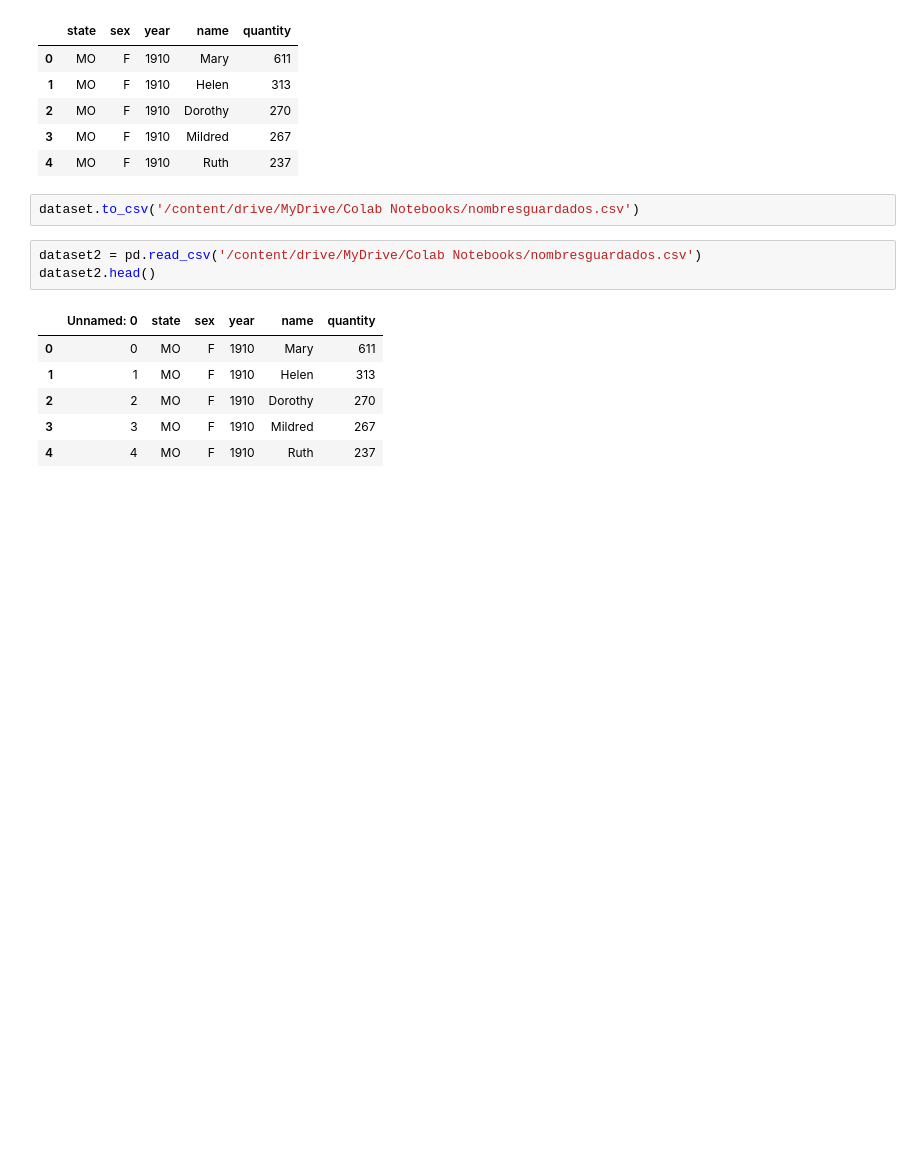
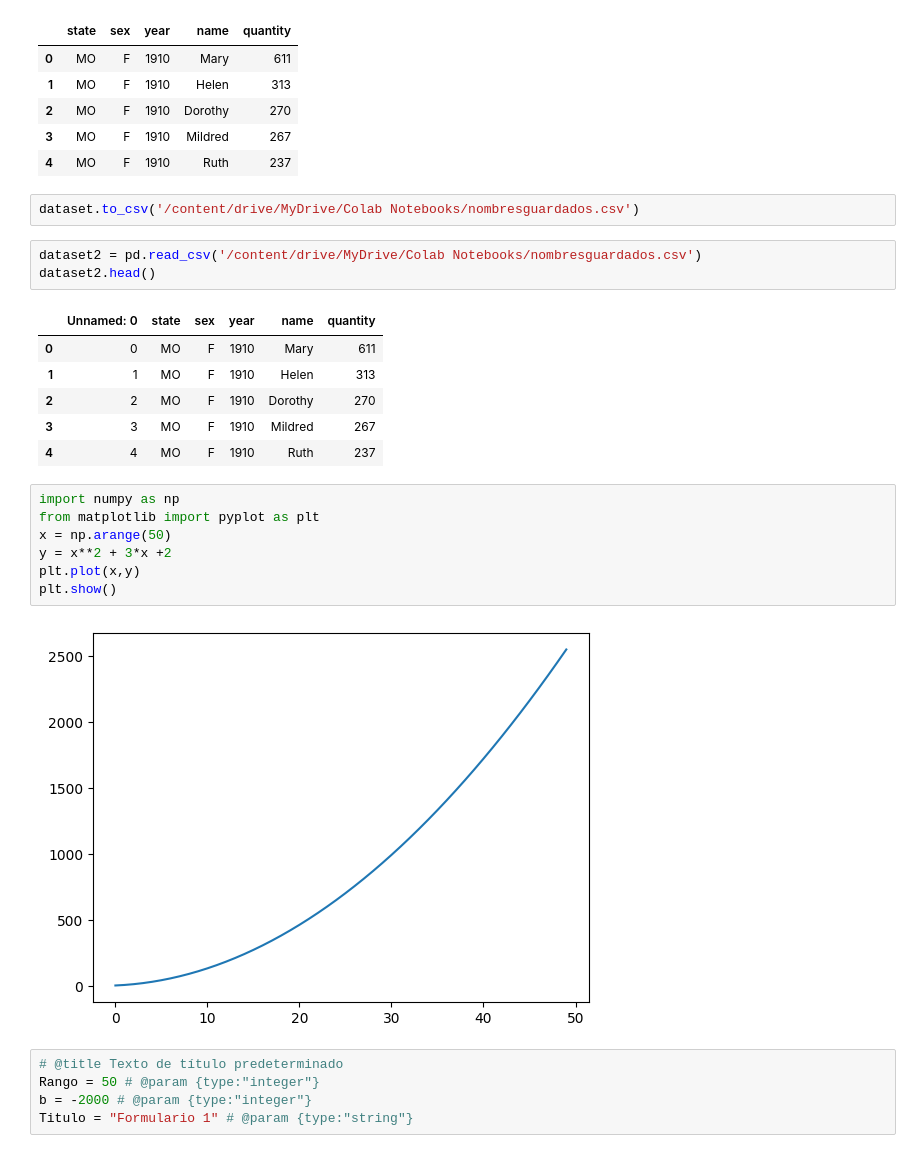
Before and after one commit to jcarlo543/Colab, a Jupyter notebook: Colab_prueba.ipynb, the cells around one changed output. Saved outputs shown, nothing was run; the diff lists cells and outputs as text; blank space fills up the shorter version.

```diff
--- a/Colab_prueba.ipynb
+++ b/Colab_prueba.ipynb
@@ -113,3 +113,17 @@ dataset2.head()
 | 2 | 2 | MO | F | 1910 | Dorothy | 270 |
 | 3 | 3 | MO | F | 1910 | Mildred | 267 |
 | 4 | 4 | MO | F | 1910 | Ruth | 237 |
+# %%
+import numpy as np
+from matplotlib import pyplot as plt
+x = np.arange(50)
+y = x**2 + 3*x +2
+plt.plot(x,y)
+plt.show()
+# %% [output]
+[figure, added]
+# %%
+# @title Texto de título predeterminado
+Rango = 50 # @param {type:"integer"}
+b = -2000 # @param {type:"integer"}
+Titulo = "Formulario 1" # @param {type:"string"}
```
Also changed, not shown: parts of 6 cells of this notebook.
